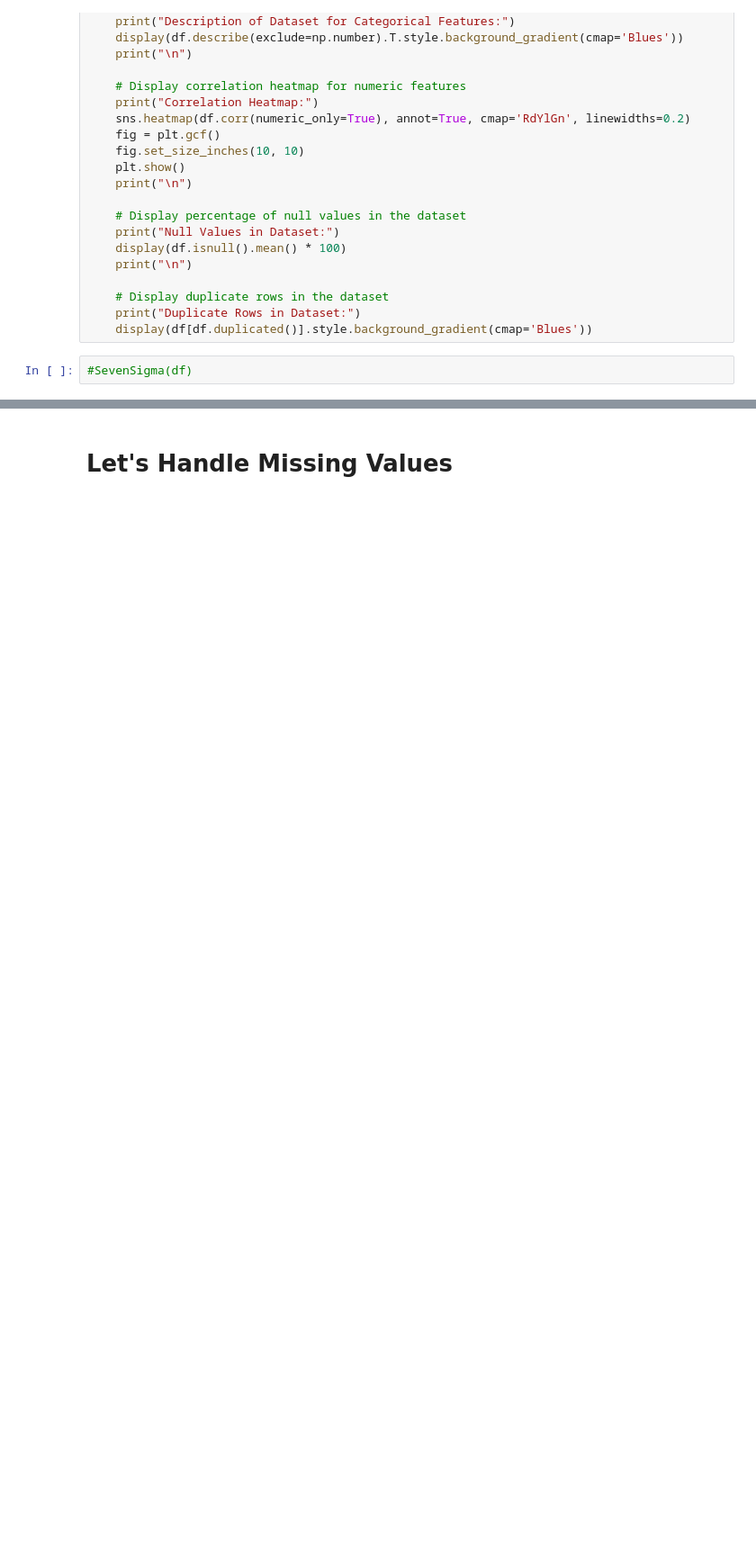
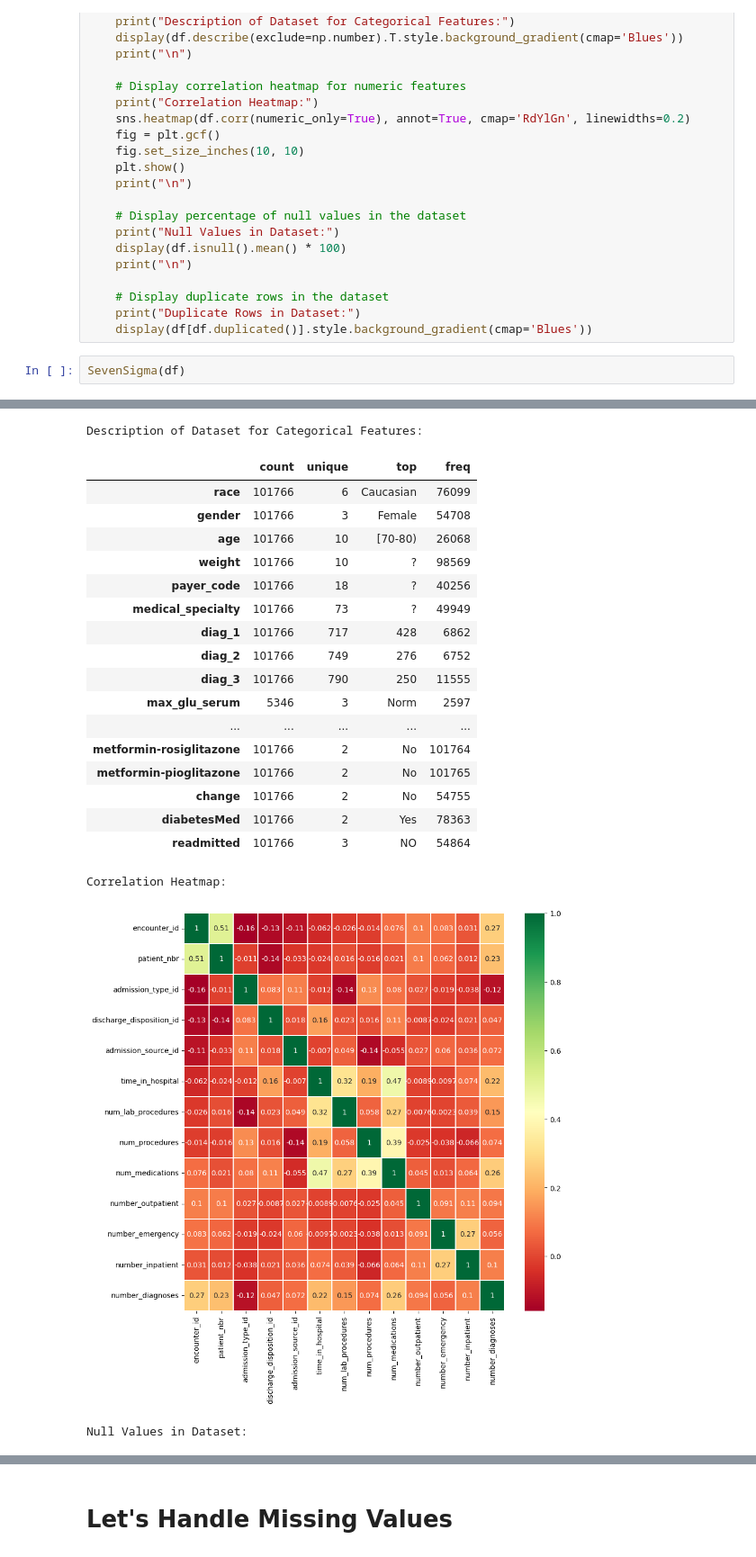
Before and after one commit to Krish-Goyani/AIDRP-AI_Driven_Diabetes_Readmission_Prevention, a Jupyter notebook: hospital-readmission-prediction-pp-2.ipynb, the cells around one changed output, grey strips where cells are left out. Shown: that part at 90% size. Cells and saved outputs as stored; diff of their text form; blank space fills up the shorter version.

```diff
--- a/hospital-readmission-prediction-pp-2.ipynb
+++ b/hospital-readmission-prediction-pp-2.ipynb
@@ -128,5 +128,6 @@ def SevenSigma(df):
     # Display duplicate rows in the dataset
     print("Duplicate Rows in Dataset:")
     display(df[df.duplicated()].style.background_gradient(cmap='Blues'))
-# %%
-#SevenSigma(df)
+# %%
+SevenSigma(df)
+# %% [output]
@@ -132,0 +177,21 @@ def SevenSigma(df):
+Description of Dataset for Categorical Features:
+|  | count | unique | top | freq |
+| race | 101766 | 6 | Caucasian | 76099 |
+| gender | 101766 | 3 | Female | 54708 |
+| age | 101766 | 10 | [70-80) | 26068 |
+| weight | 101766 | 10 | ? | 98569 |
+| payer_code | 101766 | 18 | ? | 40256 |
+| medical_specialty | 101766 | 73 | ? | 49949 |
+| diag_1 | 101766 | 717 | 428 | 6862 |
+| diag_2 | 101766 | 749 | 276 | 6752 |
+| diag_3 | 101766 | 790 | 250 | 11555 |
+| max_glu_serum | 5346 | 3 | Norm | 2597 |
+| ... | ... | ... | ... | ... |
+| metformin-rosiglitazone | 101766 | 2 | No | 101764 |
+| metformin-pioglitazone | 101766 | 2 | No | 101765 |
+| change | 101766 | 2 | No | 54755 |
+| diabetesMed | 101766 | 2 | Yes | 78363 |
+| readmitted | 101766 | 3 | NO | 54864 |
+Correlation Heatmap:
+[figure, added]
+Null Values in Dataset:
```
Also changed, not shown: parts of 51 cells of this notebook.
